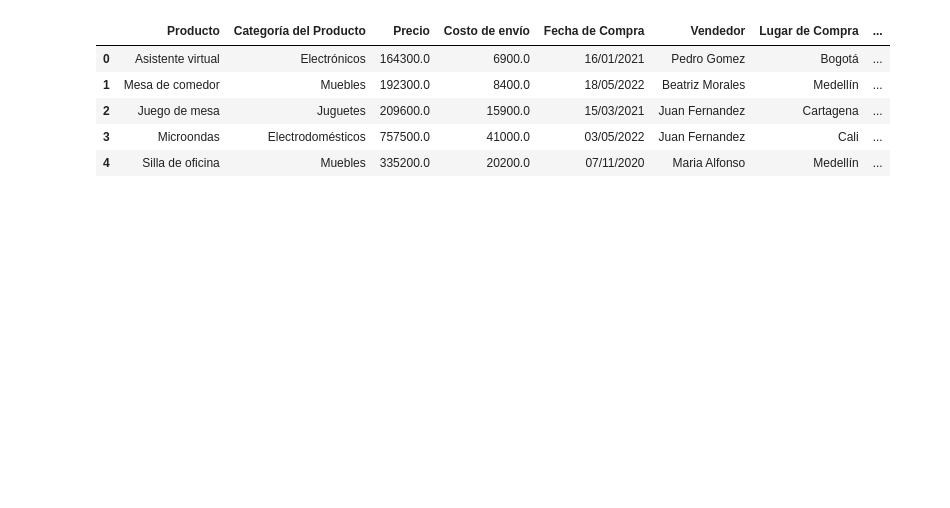
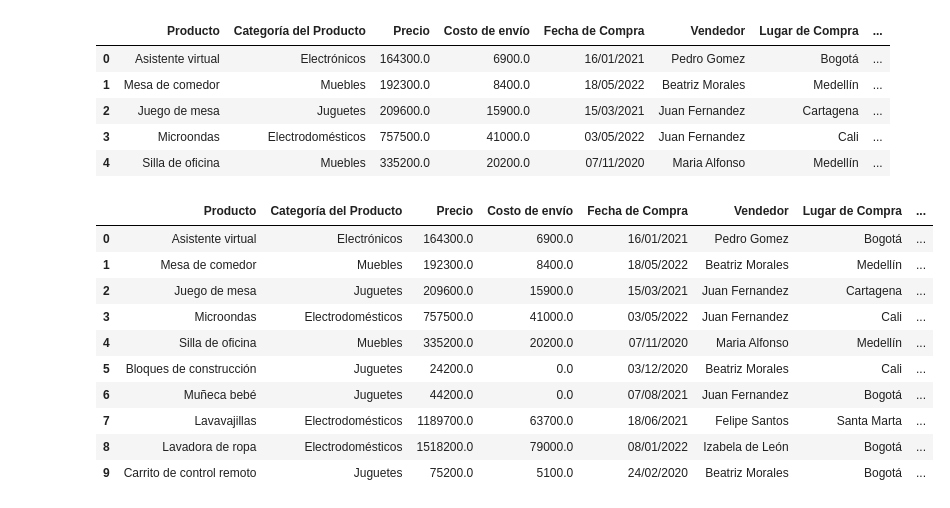
Before and after one commit to Crnari/Alura-Store, a Jupyter notebook: notebooks/AluraStoreLatam.ipynb, the cells around one changed output. Cells and saved outputs as stored; diff of their text form; code cells hidden in the pictures; blank space fills up the shorter version.

```diff
--- a/notebooks/AluraStoreLatam.ipynb
+++ b/notebooks/AluraStoreLatam.ipynb
@@ -23,3 +25,17 @@ tienda.head()
 | 2 | Juego de mesa | Juguetes | 209600.0 | 15900.0 | 15/03/2021 | Juan Fernandez | Cartagena | ... |
 | 3 | Microondas | Electrodomésticos | 757500.0 | 41000.0 | 03/05/2022 | Juan Fernandez | Cali | ... |
 | 4 | Silla de oficina | Muebles | 335200.0 | 20200.0 | 07/11/2020 | Maria Alfonso | Medellín | ... |
+# %%
+tienda.head(10)
+# %% [output]
+|  | Producto | Categoría del Producto | Precio | Costo de envío | Fecha de Compra | Vendedor | Lugar de Compra | ... |
+| 0 | Asistente virtual | Electrónicos | 164300.0 | 6900.0 | 16/01/2021 | Pedro Gomez | Bogotá | ... |
+| 1 | Mesa de comedor | Muebles | 192300.0 | 8400.0 | 18/05/2022 | Beatriz Morales | Medellín | ... |
+| 2 | Juego de mesa | Juguetes | 209600.0 | 15900.0 | 15/03/2021 | Juan Fernandez | Cartagena | ... |
+| 3 | Microondas | Electrodomésticos | 757500.0 | 41000.0 | 03/05/2022 | Juan Fernandez | Cali | ... |
+| 4 | Silla de oficina | Muebles | 335200.0 | 20200.0 | 07/11/2020 | Maria Alfonso | Medellín | ... |
+| 5 | Bloques de construcción | Juguetes | 24200.0 | 0.0 | 03/12/2020 | Beatriz Morales | Cali | ... |
+| 6 | Muñeca bebé | Juguetes | 44200.0 | 0.0 | 07/08/2021 | Juan Fernandez | Bogotá | ... |
+| 7 | Lavavajillas | Electrodomésticos | 1189700.0 | 63700.0 | 18/06/2021 | Felipe Santos | Santa Marta | ... |
+| 8 | Lavadora de ropa | Electrodomésticos | 1518200.0 | 79000.0 | 08/01/2022 | Izabela de León | Bogotá | ... |
+| 9 | Carrito de control remoto | Juguetes | 75200.0 | 5100.0 | 24/02/2020 | Beatriz Morales | Bogotá | ... |
```
Also changed, not shown: parts of 12 cells of this notebook.
